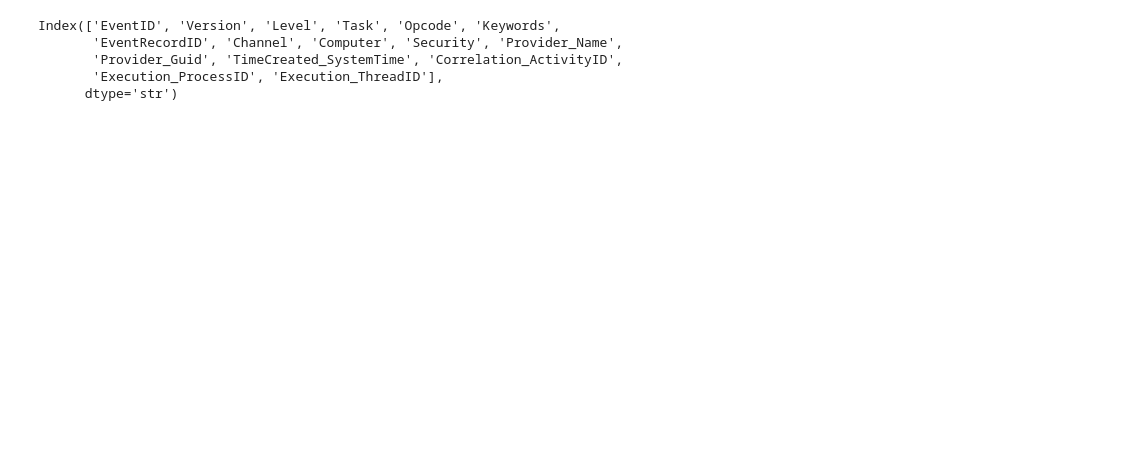
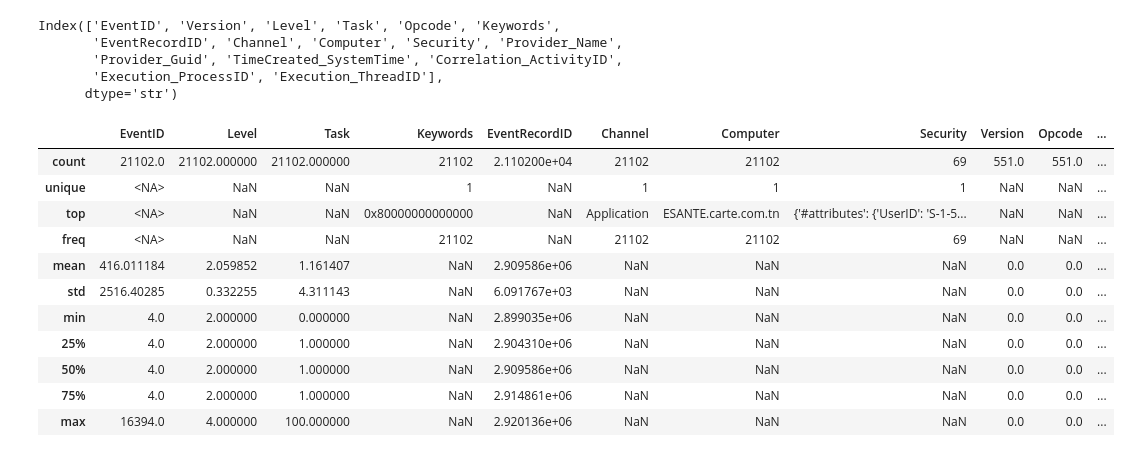
Before and after one commit to aobh2763/anomalyzer, a Jupyter notebook: notebooks/02_system_exploration_application.ipynb, the cells around one changed output. Cells and saved outputs as stored; diff of their text form; code cells hidden in the pictures; blank space fills up the shorter version.

```diff
--- a/notebooks/02_system_exploration_application.ipynb
+++ b/notebooks/02_system_exploration_application.ipynb
@@ -72,4 +69,19 @@ Index(['EventID', 'Version', 'Level', 'Task', 'Opcode', 'Keywords',
        'Provider_Guid', 'TimeCreated_SystemTime', 'Correlation_ActivityID',
        'Execution_ProcessID', 'Execution_ThreadID'],
       dtype='str')
+# %%
+system_df.describe(include='all')
+# %% [output]
+|  | EventID | Level | Task | Keywords | EventRecordID | Channel | Computer | Security | Version | Opcode | ... |
+| count | 21102.0 | 21102.000000 | 21102.000000 | 21102 | 2.110200e+04 | 21102 | 21102 | 69 | 551.0 | 551.0 | ... |
+| unique | <NA> | NaN | NaN | 1 | NaN | 1 | 1 | 1 | NaN | NaN | ... |
+| top | <NA> | NaN | NaN | 0x80000000000000 | NaN | Application | ESANTE.carte.com.tn | {'#attributes': {'UserID': 'S-1-5... | NaN | NaN | ... |
+| freq | <NA> | NaN | NaN | 21102 | NaN | 21102 | 21102 | 69 | NaN | NaN | ... |
+| mean | 416.011184 | 2.059852 | 1.161407 | NaN | 2.909586e+06 | NaN | NaN | NaN | 0.0 | 0.0 | ... |
+| std | 2516.40285 | 0.332255 | 4.311143 | NaN | 6.091767e+03 | NaN | NaN | NaN | 0.0 | 0.0 | ... |
+| min | 4.0 | 2.000000 | 0.000000 | NaN | 2.899035e+06 | NaN | NaN | NaN | 0.0 | 0.0 | ... |
+| 25% | 4.0 | 2.000000 | 1.000000 | NaN | 2.904310e+06 | NaN | NaN | NaN | 0.0 | 0.0 | ... |
+| 50% | 4.0 | 2.000000 | 1.000000 | NaN | 2.909586e+06 | NaN | NaN | NaN | 0.0 | 0.0 | ... |
+| 75% | 4.0 | 2.000000 | 1.000000 | NaN | 2.914861e+06 | NaN | NaN | NaN | 0.0 | 0.0 | ... |
+| max | 16394.0 | 4.000000 | 100.000000 | NaN | 2.920136e+06 | NaN | NaN | NaN | 0.0 | 0.0 | ... |
 # %% [markdown]
```
Also changed, not shown: parts of 25 cells of this notebook, 4 other files.
